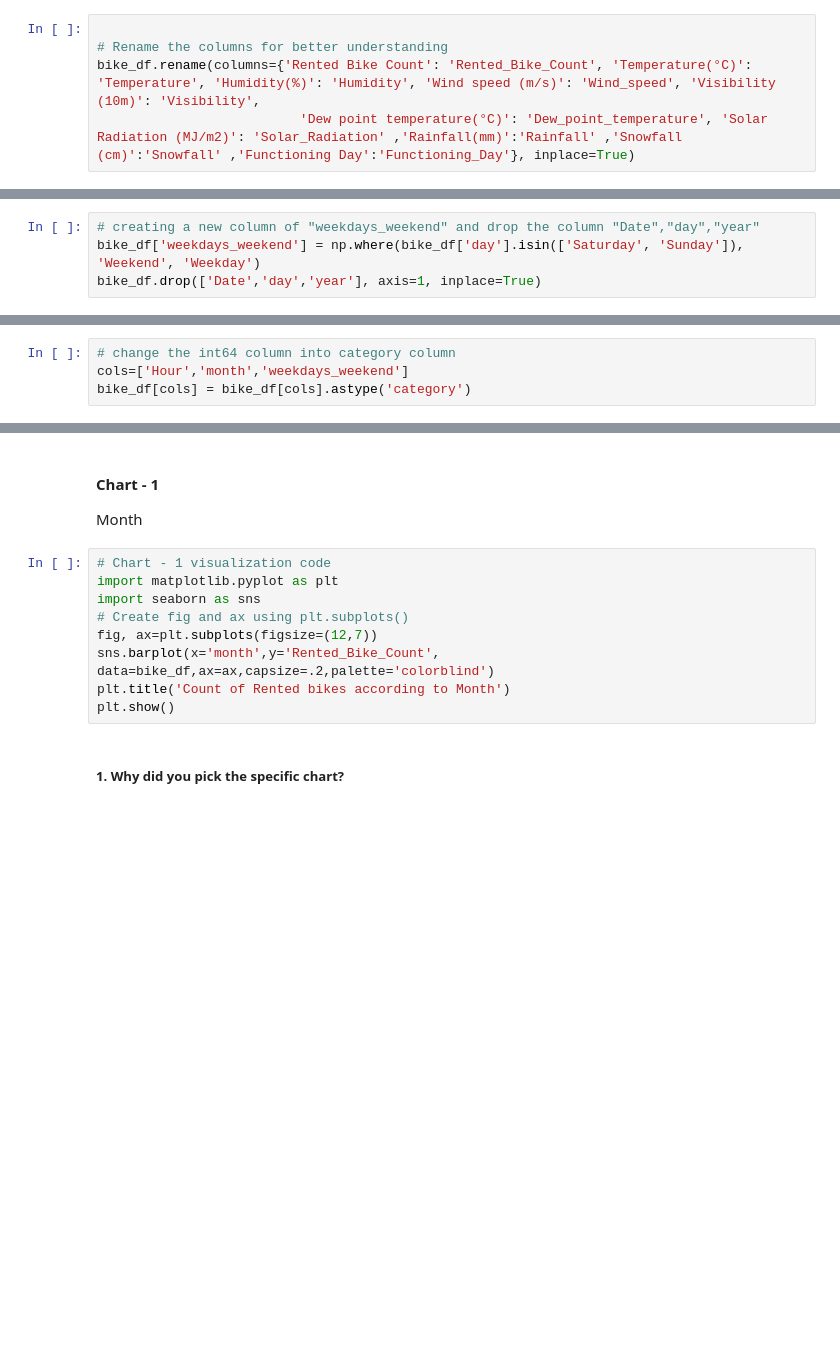
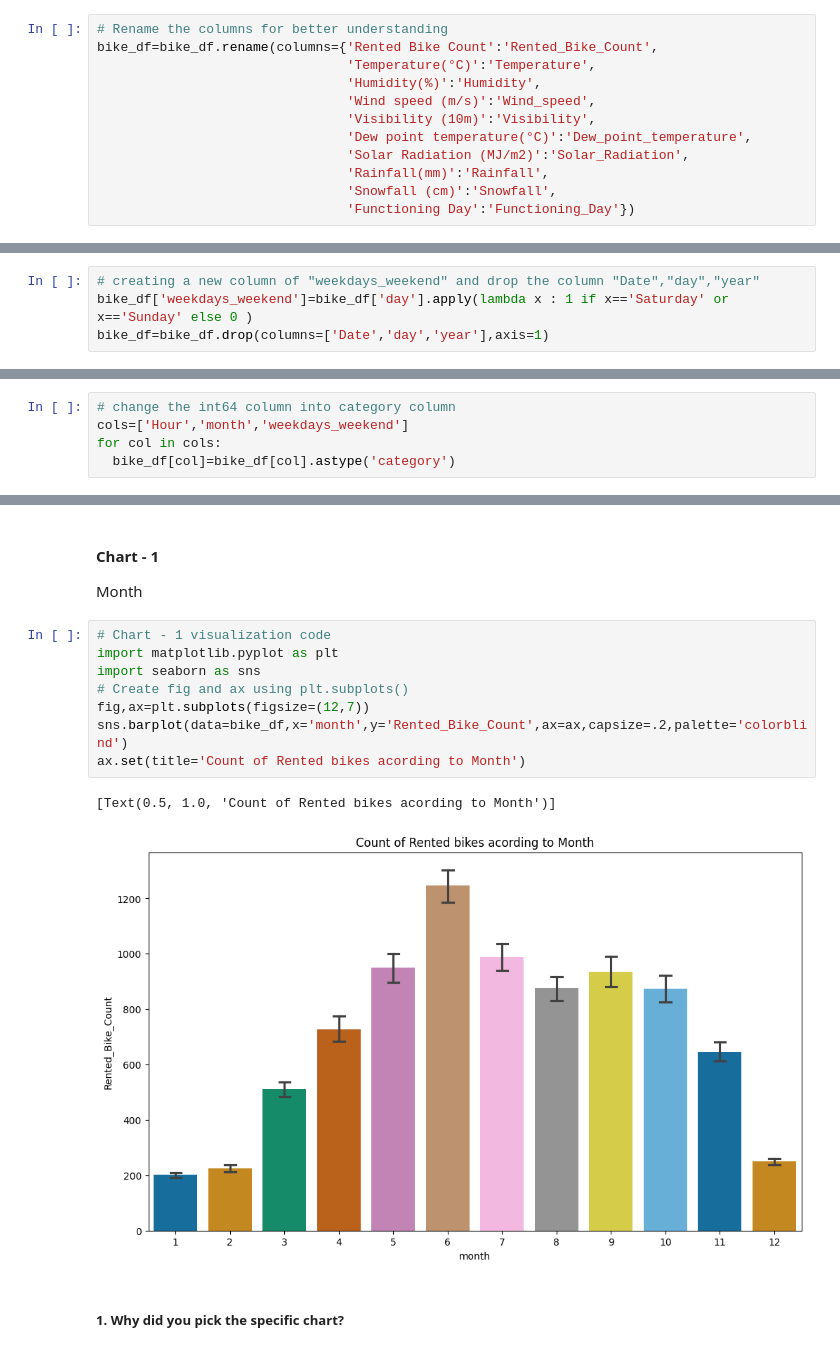
Before and after one commit to Dharitri-2022ds/ML-Capstone, a Jupyter notebook: Almabetter_Module_6_capstone_ML_project_.ipynb, the cells around one changed output, grey strips where cells are left out. Drawn from its saved outputs; the diff is of its cells as text; blank space fills up the shorter version.

```diff
--- a/Almabetter_Module_6_capstone_ML_project_.ipynb
+++ b/Almabetter_Module_6_capstone_ML_project_.ipynb
@@ -227,10 +369,17 @@ In the above dataset , there are no missing values and no duplicate values as we
 ## Changing column name:
 Some of the columns names in the dataset are too large and clumsy, so we decided to rename it.
 # %%
-
 # Rename the columns for better understanding
-bike_df.rename(columns={'Rented Bike Count': 'Rented_Bike_Count', 'Temperature(°C)': 'Temperature', 'Humidity(%)': 'Humidity', 'Wind speed (m/s)': 'Wind_speed', 'Visibility (10m)': 'Visibility',
-                          'Dew point temperature(°C)': 'Dew_point_temperature', 'Solar Radiation (MJ/m2)': 'Solar_Radiation' ,'Rainfall(mm)':'Rainfall' ,'Snowfall (cm)':'Snowfall' ,'Functioning Day':'Functioning_Day'}, inplace=True)
+bike_df=bike_df.rename(columns={'Rented Bike Count':'Rented_Bike_Count',
+                                'Temperature(°C)':'Temperature',
+                                'Humidity(%)':'Humidity',
+                                'Wind speed (m/s)':'Wind_speed',
+                                'Visibility (10m)':'Visibility',
+                                'Dew point temperature(°C)':'Dew_point_temperature',
+                                'Solar Radiation (MJ/m2)':'Solar_Radiation',
+                                'Rainfall(mm)':'Rainfall',
+                                'Snowfall (cm)':'Snowfall',
+                                'Functioning Day':'Functioning_Day'})
 # %% [markdown]
 - Python read "Date" column as a object type, basically it reads as a string. As this column is very important to analyze the users behaviour, we need to convert it into "datetime" format , then we split it into three columns i.e,'year', 'month','day' as a category data type.
 # %% [markdown]
@@ -245,8 +394,8 @@ bike_df['month'] = bike_df['Date'].dt.month
 bike_df['day'] = bike_df['Date'].dt.day_name()
 # %%
 # creating a new column of "weekdays_weekend" and drop the column "Date","day","year"
-bike_df['weekdays_weekend'] = np.where(bike_df['day'].isin(['Saturday', 'Sunday']), 'Weekend', 'Weekday')
-bike_df.drop(['Date','day','year'], axis=1, inplace=True)
+bike_df['weekdays_weekend']=bike_df['day'].apply(lambda x : 1 if x=='Saturday' or x=='Sunday' else 0 )
+bike_df=bike_df.drop(columns=['Date','day','year'],axis=1)
 # %% [markdown]
 ### What all manipulations have you done and insights you found?
 # %% [markdown]
@@ -265,7 +426,8 @@ bike_df['weekdays_weekend'].value_counts()
 # %%
 # change the int64 column into category column
 cols=['Hour','month','weekdays_weekend']
-bike_df[cols] = bike_df[cols].astype('category')
+for col in cols:
+  bike_df[col]=bike_df[col].astype('category')
 # %%
 # Let's check the result of data type
 bike_df.info()
@@ -299,12 +485,14 @@ Month
 # %%
 # Chart - 1 visualization code
 import matplotlib.pyplot as plt
 import seaborn as sns
 # Create fig and ax using plt.subplots()
-fig, ax=plt.subplots(figsize=(12,7))
-sns.barplot(x='month',y='Rented_Bike_Count', data=bike_df,ax=ax,capsize=.2,palette='colorblind')
-plt.title('Count of Rented bikes according to Month')
-plt.show()
+fig,ax=plt.subplots(figsize=(12,7))
+sns.barplot(data=bike_df,x='month',y='Rented_Bike_Count',ax=ax,capsize=.2,palette='colorblind')
+ax.set(title='Count of Rented bikes acording to Month')
+# %% [output]
+[Text(0.5, 1.0, 'Count of Rented bikes acording to Month')]
+[figure, added]
 # %% [markdown]
 ##### 1. Why did you pick the specific chart?
 # %% [markdown]
```
Also changed, not shown: parts of 220 cells of this notebook.
